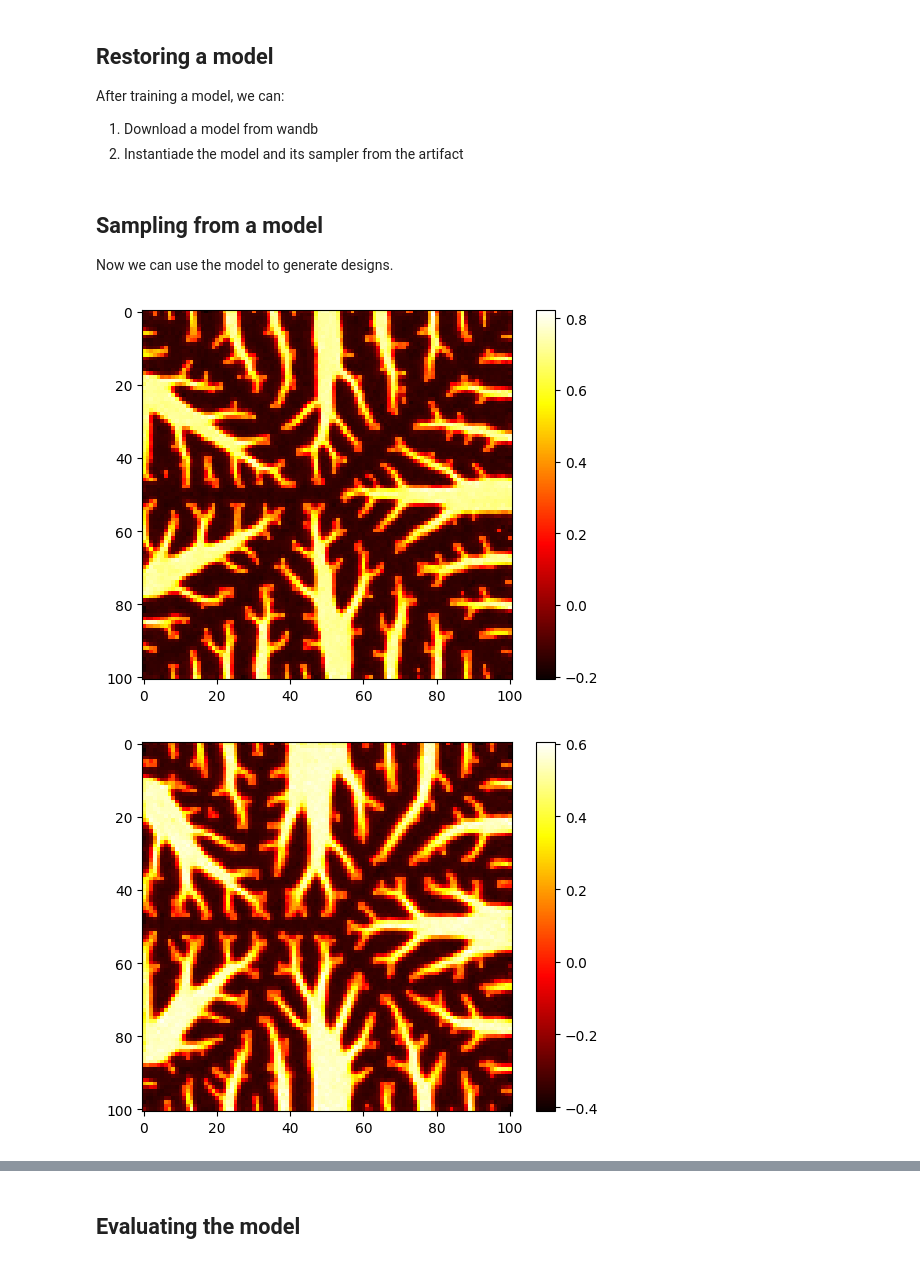
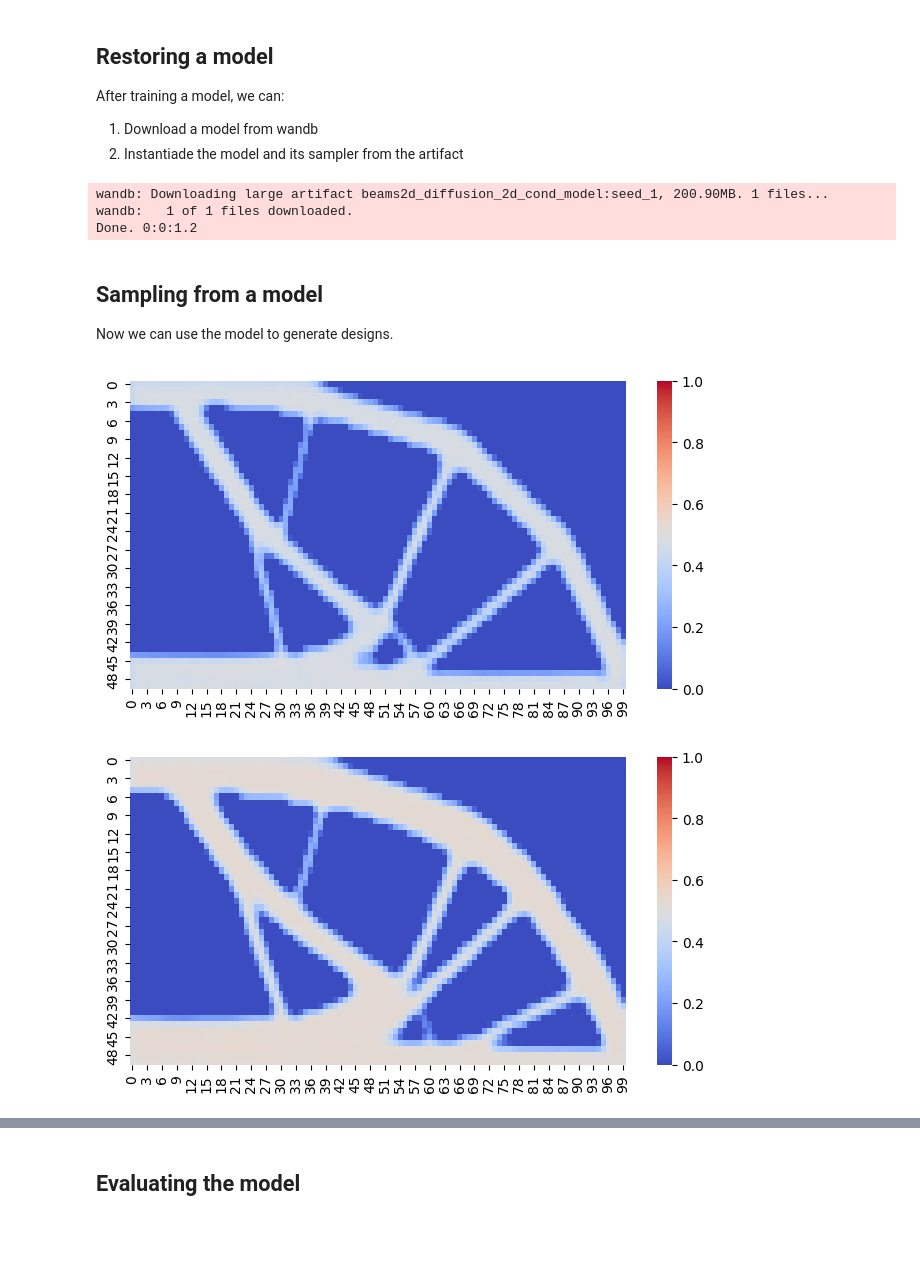
Before and after one commit to Psych17101/EngiOpt, a Jupyter notebook: example_hard_model.ipynb, the cells around one changed output, grey strips where cells are left out. Cells and saved outputs as stored; diff of their text form; code cells hidden in the pictures; blank space fills up the shorter version.

```diff
--- a/example_hard_model.ipynb
+++ b/example_hard_model.ipynb
@@ -47,9 +53,10 @@ Note: you may need to restart the kernel to use updated packages.
 # %% [markdown]
 Let's make sure we can interact with the problem in EngiBench.
 # %%
-from engibench.problems.heatconduction2d import HeatConduction2D
+from engibench.problems.beams2d.v0 import Beams2D
 
-problem = HeatConduction2D()
+problem = Beams2D()
+problem.reset(seed=1)
 design, _ = problem.random_design()
 problem.render(design)
 # %% [output]
@@ -119,7 +108,7 @@ After training a model, we can:
 2. Instantiade the model and its sampler from the artifact
 # %%
 ## Downloading a model from wandb
-problem_id = "heatconduction2d"
+problem_id = "beams2d"
 seed = 1
 
 # This is the name of the model in wandb, for the sake of the example we will use a model that is stored on the official engiopt wandb project. If you want to use a model that you trained yourself, you can change the artifact_path to the path of your model.
@@ -174,6 +163,10 @@ betas = beta_schedule(
     options=options,
 )
 ddm_sampler = DiffusionSampler(run.config["num_timesteps"], betas)
+# %% [output]
+wandb: Downloading large artifact beams2d_diffusion_2d_cond_model:seed_1, 200.90MB. 1 files...
+wandb:   1 of 1 files downloaded.
+Done. 0:0:1.2
 # %% [markdown]
 ## Sampling from a model
 
@@ -181,28 +174,29 @@ Now we can use the model to generate designs.
 # %%
 n_samples = 3
 
 conditions = [
-    {"volume": 0.3, "length": 0.5},
-    {"volume": 0.4, "length": 0.7},
-    {"volume": 0.2, "length": 0.1},
+    {"volfrac": 0.35, "rmin": 2.0, "forcedist": 0.2, "overhang_constraint": 0.0},
+    {"volfrac": 0.45, "rmin": 2.0, "forcedist": 0.2, "overhang_constraint": 0.0},
+    {"volfrac": 0.4, "rmin": 2.0, "forcedist": 0.35, "overhang_constraint": 0.0},
 ]
 
 conditions_tensor = th.tensor([list(c.values()) for c in conditions], device=device)
 conditions_tensor = conditions_tensor.unsqueeze(1)  # Add channel dim
 
 design_shape = problem.design_space.shape
 # Denoise the designs in batch
 gen_designs = th.randn((n_samples, 1, *design_shape), device=device)
 for i in reversed(range(run.config["num_timesteps"])):
     t = th.full((n_samples,), i, device=device, dtype=th.long)
     gen_designs = ddm_sampler.sample_timestep(model, gen_designs, t, conditions_tensor)
 
 gen_designs = gen_designs.cpu().numpy()
 gen_designs = gen_designs.squeeze()  # Remove the channel dim
+np.clip(gen_designs, 0, 1, out=gen_designs) # Sometimes our models generate designs outside the design space... this is a quick fix
 
 # Render the designs
 for i in range(n_samples):
     problem.render(gen_designs[i])
 # %% [output]
-[figure, old version]
+[figure, new version]
-[figure, old version]
+[figure, new version]
```
Also changed, not shown: parts of 8 cells of this notebook.
